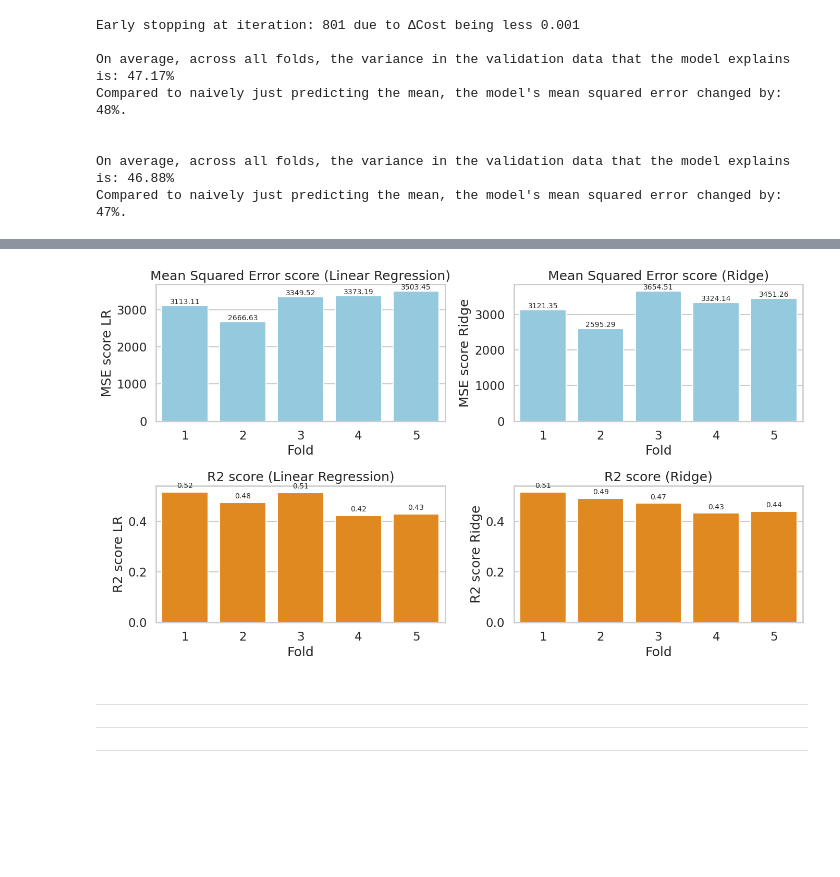
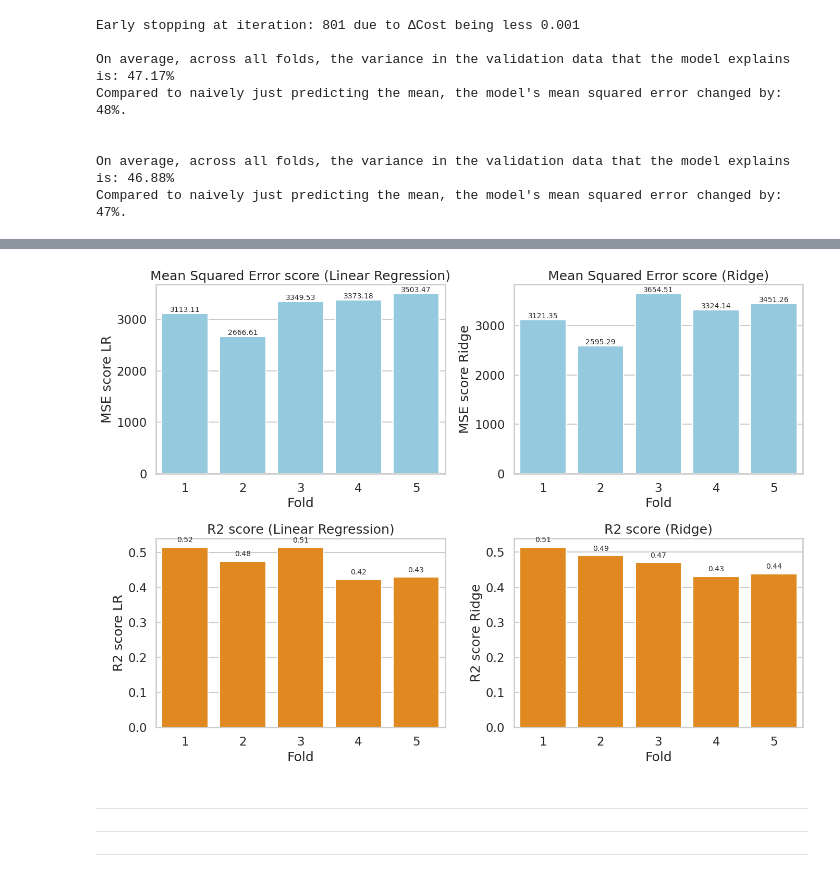
Before and after one commit to MustafaAdam/ml, a Jupyter notebook: misc_topics/kfold.ipynb, the cells around one changed output, grey strips where cells are left out. Drawn from its saved outputs; the diff is of its cells as text; code cells hidden in the pictures; blank space fills up the shorter version.

```diff
--- a/misc_topics/kfold.ipynb
+++ b/misc_topics/kfold.ipynb
@@ -151,30 +151,30 @@ pd.DataFrame({'MSE scores (Linear Regression)': mse_scores, 'MSE scores (Ridge)'
 # %%
-figure, axes = plt.subplots(2, 2, figsize=(14, 8))
+figure, axes = plt.subplots(2, 2, figsize=(14, 10))
 axes = axes.flatten()
 
 for ax, (score_value, score_name) in zip(
                                             axes,
                                             zip([mse_scores, mse_scores_ridge, r2_scores, r2_scores_ridge],
                                                 ['MSE score LR', 'MSE score Ridge', 'R2 score LR', 'R2 score Ridge'])
                                         ):
     color = 'skyblue' if 'MSE' in score_name else 'darkorange'
 
     sns.barplot(y=score_value, x=list(range(1, n_splits + 1)), ax=ax, color=color)
 
     for i, score in enumerate(score_value):
         ax.text(i, score + 0.01, f"{score:.2f}", ha='center', va='bottom', fontsize=10)
 
     ax.set_ylabel(f'{score_name}')
     ax.set_xlabel('Fold')
 
     title = score_name.replace('MSE', 'Mean Squared Error')
     title = title.replace('LR', '(Linear Regression)')
     title = title.replace('Ridge', '(Ridge)')
     ax.set_title(title)
 
 figure.tight_layout()
 # %% [output]
-[figure, old version]
+[figure, new version]
 # %% [markdown]
 ---
 ---
```
Also changed, not shown: parts of 1 cell of this notebook, 3 other files.
